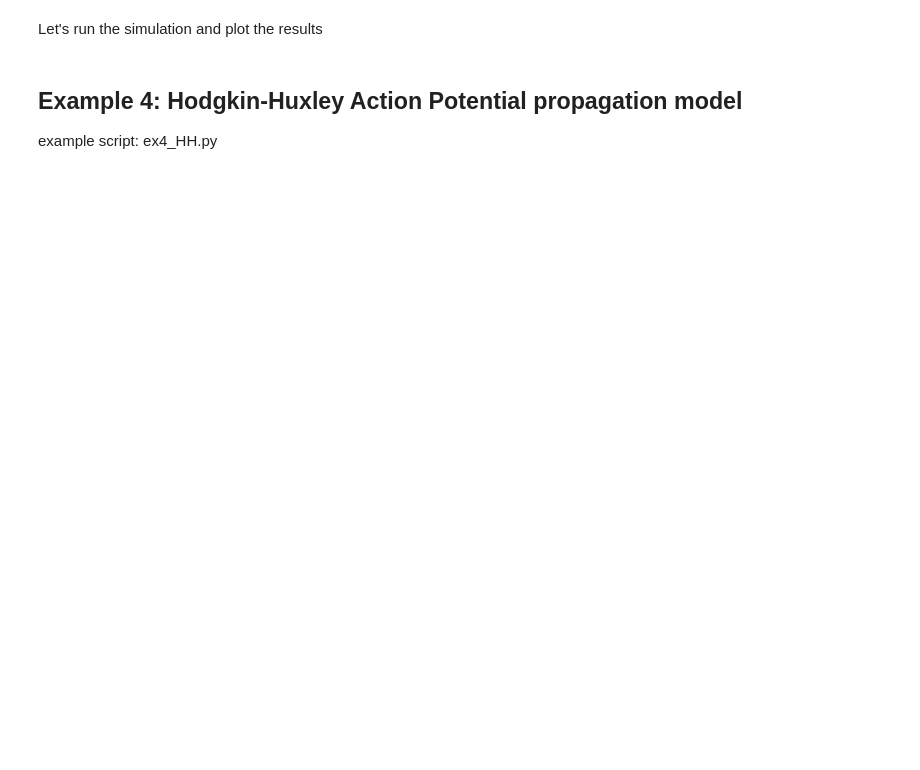
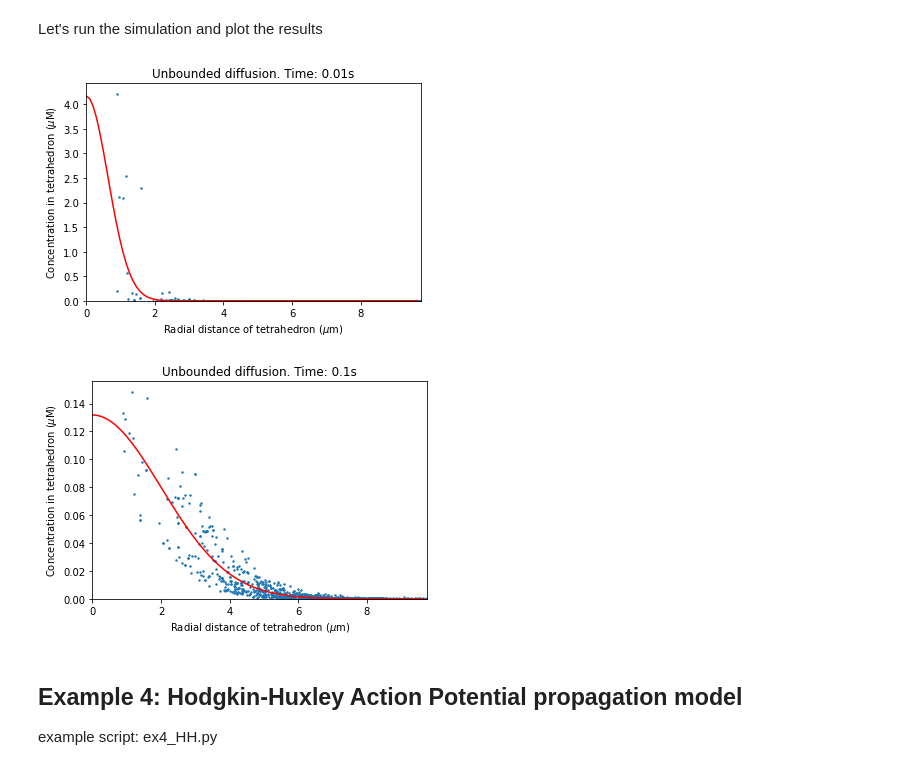
Before and after one commit to CNS-OIST/OCNC2022_STEPS, a Jupyter notebook: OCNC2019 STEPS Tutorial Examples.ipynb, the cells around one changed output. Drawn from its saved outputs; the diff is of its cells as text; code cells hidden in the pictures; blank space fills up the shorter version.

```diff
--- a/OCNC2019 STEPS Tutorial Examples.ipynb
+++ b/OCNC2019 STEPS Tutorial Examples.ipynb
@@ -601,3 +504,12 @@ ex3_diff.plotconc(100)
+# %%
+tpnts = AConc.time[0]
+res_mean = np.mean(AConc.data, axis=0)*1e6
+
+plotres(10, tpnts, res_mean, tetrads)
+plotres(100, tpnts, res_mean, tetrads)
+# %% [output]
+[figure, added]
+[figure, added]
 # %% [markdown]
 ## Example 4: Hodgkin-Huxley Action Potential propagation model
 example script: ex4_HH.py
```
Also changed, not shown: parts of 9 cells of this notebook.
